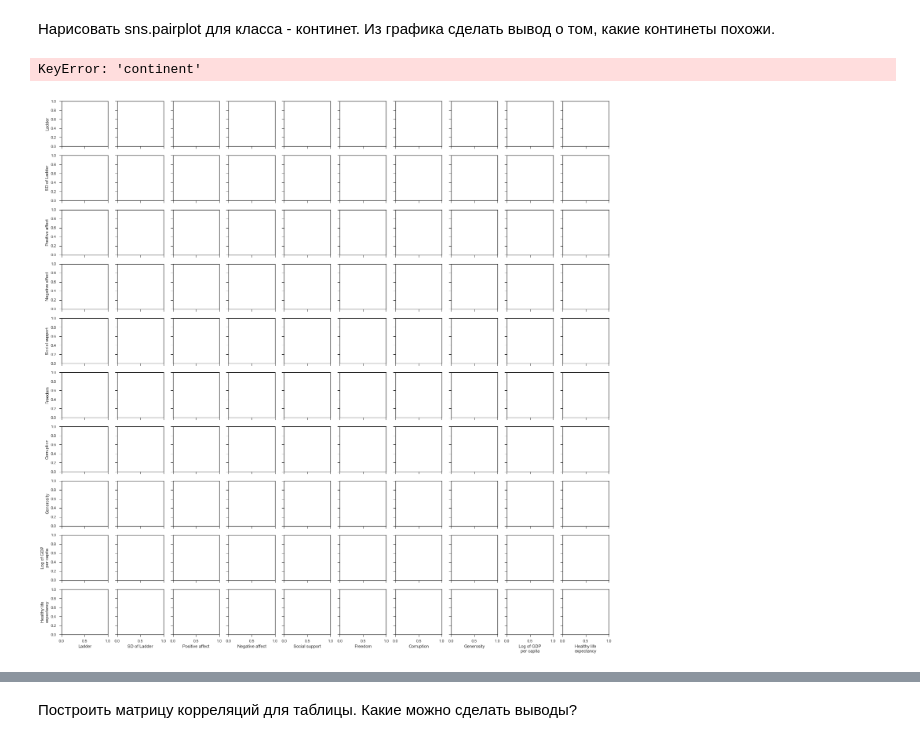
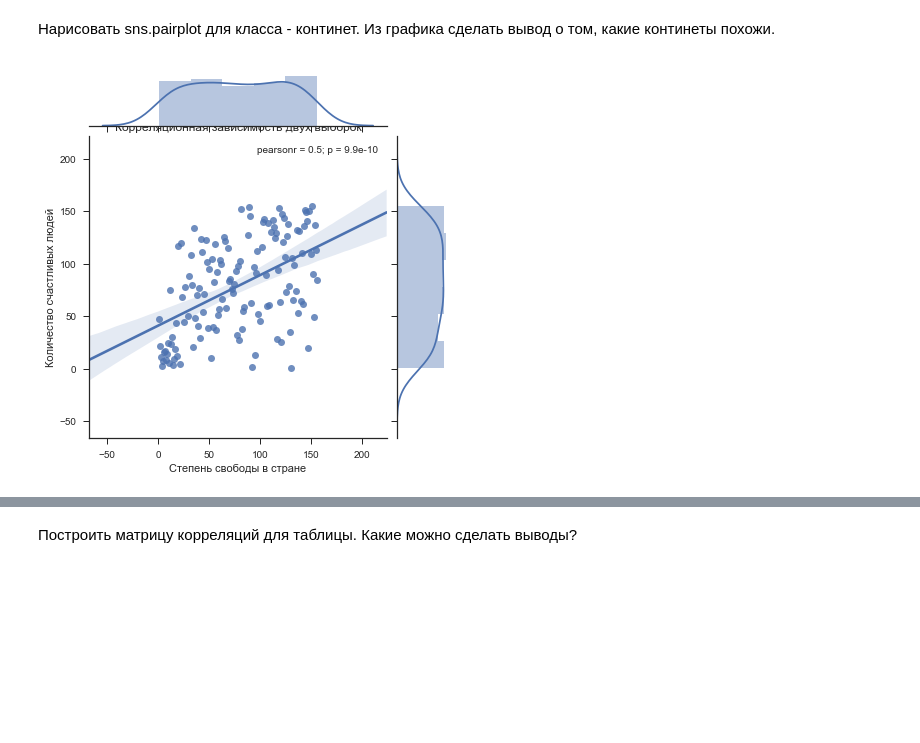
Before and after one commit to ashchepkova/dz2-stat, a Jupyter notebook: dz_2.ipynb, the cells around one changed output, grey strips where cells are left out. Drawn from its saved outputs; the diff is of its cells as text; code cells hidden in the pictures; blank space fills up the shorter version.

```diff
--- a/dz_2.ipynb
+++ b/dz_2.ipynb
@@ -222,11 +260,15 @@ len(data['Country (region)'])
 Таким образом, мы можем классифицировать каждый элемент как член определенного класса - континента.
 # %% [markdown]
 Нарисовать sns.pairplot для класса - континет. Из графика сделать вывод о том, какие континеты похожи.
-# %%
-# пример кода на точечный график по континентам
-sns.set(style="ticks", color_codes=True)
-fig = sns.pairplot(data=data, hue='continent')
-plt.show()
-# %% [output]
-KeyError: 'continent'
-[figure, removed]
+# %%
+ladder = data['Ladder']
+generosity = data['Generosity']
+# %%
+sns.jointplot(x=ladder, y=generosity,data=data, kind='reg')
+plt.xlabel('Степень свободы в стране')
+plt.ylabel('Количество счастливых людей')
+plt.title('Корреляционная зависимость двух выборок')
+plt.grid(False)
+plt.show()
+# %% [output]
+[figure, added]
```
Also changed, not shown: parts of 19 cells of this notebook.
